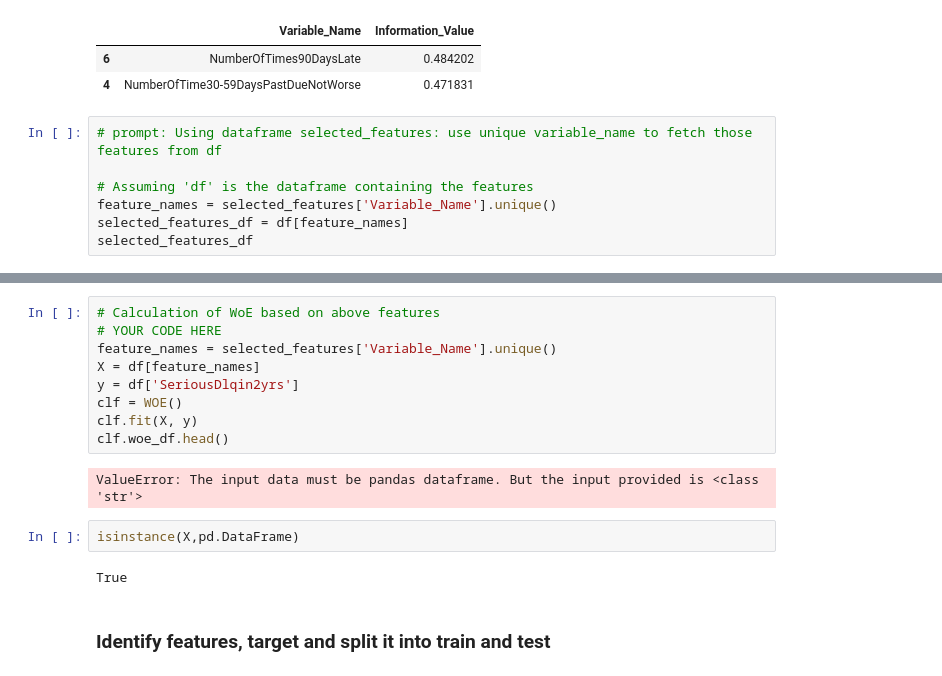
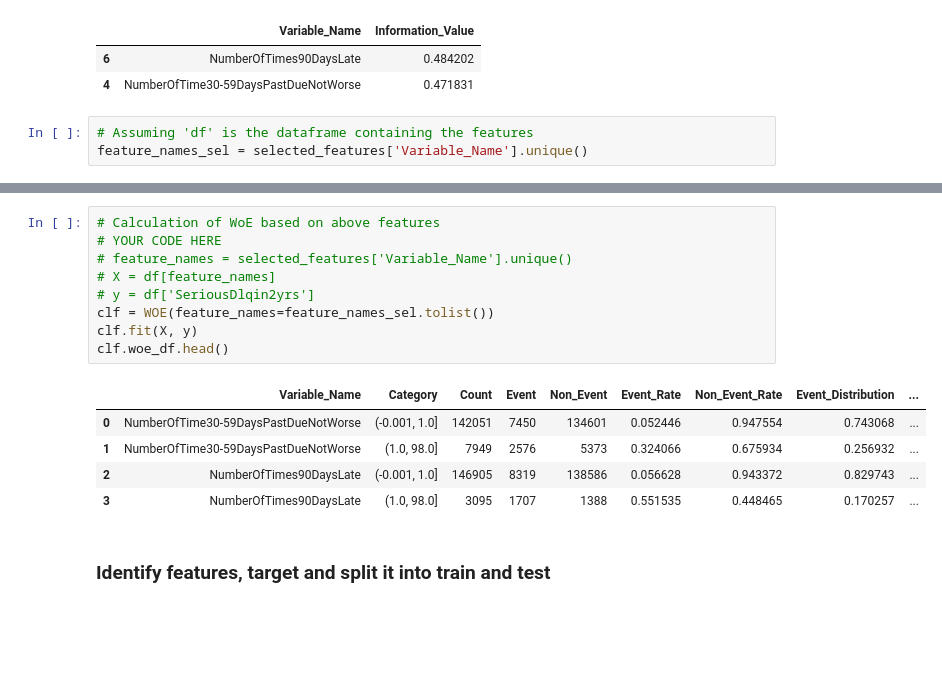
Before and after one commit to madhavamk/computational-data-science, a Jupyter notebook: MiniProjects/M3_NB_MiniProject_2_Credit_risk_modelling_Logistic_Regression.ipynb, the cells around one changed output, grey strips where cells are left out. Cells and saved outputs as stored; diff of their text form; blank space fills up the shorter version.

```diff
--- a/MiniProjects/M3_NB_MiniProject_2_Credit_risk_modelling_Logistic_Regression.ipynb
+++ b/MiniProjects/M3_NB_MiniProject_2_Credit_risk_modelling_Logistic_Regression.ipynb
@@ -361,9 +370,5 @@ selected_features
 | 6 | NumberOfTimes90DaysLate | 0.484202 |
 | 4 | NumberOfTime30-59DaysPastDueNotWorse | 0.471831 |
 # %%
-# prompt: Using dataframe selected_features: use unique variable_name to fetch those features from df
-
 # Assuming 'df' is the dataframe containing the features
-feature_names = selected_features['Variable_Name'].unique()
-selected_features_df = df[feature_names]
-selected_features_df
+feature_names_sel = selected_features['Variable_Name'].unique()
@@ -384,18 +375,18 @@ selected_features_df
 # %%
 # Calculation of WoE based on above features
 # YOUR CODE HERE
-feature_names = selected_features['Variable_Name'].unique()
-X = df[feature_names]
-y = df['SeriousDlqin2yrs']
-clf = WOE()
+# feature_names = selected_features['Variable_Name'].unique()
+# X = df[feature_names]
+# y = df['SeriousDlqin2yrs']
+clf = WOE(feature_names=feature_names_sel.tolist())
 clf.fit(X, y)
 clf.woe_df.head()
 # %% [output]
-ValueError: The input data must be pandas dataframe. But the input provided is <class 'str'>
+|  | Variable_Name | Category | Count | Event | Non_Event | Event_Rate | Non_Event_Rate | Event_Distribution | ... |
+| 0 | NumberOfTime30-59DaysPastDueNotWorse | (-0.001, 1.0] | 142051 | 7450 | 134601 | 0.052446 | 0.947554 | 0.743068 | ... |
+| 1 | NumberOfTime30-59DaysPastDueNotWorse | (1.0, 98.0] | 7949 | 2576 | 5373 | 0.324066 | 0.675934 | 0.256932 | ... |
+| 2 | NumberOfTimes90DaysLate | (-0.001, 1.0] | 146905 | 8319 | 138586 | 0.056628 | 0.943372 | 0.829743 | ... |
+| 3 | NumberOfTimes90DaysLate | (1.0, 98.0] | 3095 | 1707 | 1388 | 0.551535 | 0.448465 | 0.170257 | ... |
-# %%
-isinstance(X,pd.DataFrame)
-# %% [output]
-True
 # %% [markdown]
 ### Identify features,  target and split it into train and test
 # %%
```
Also changed, not shown: parts of 7 cells of this notebook.
